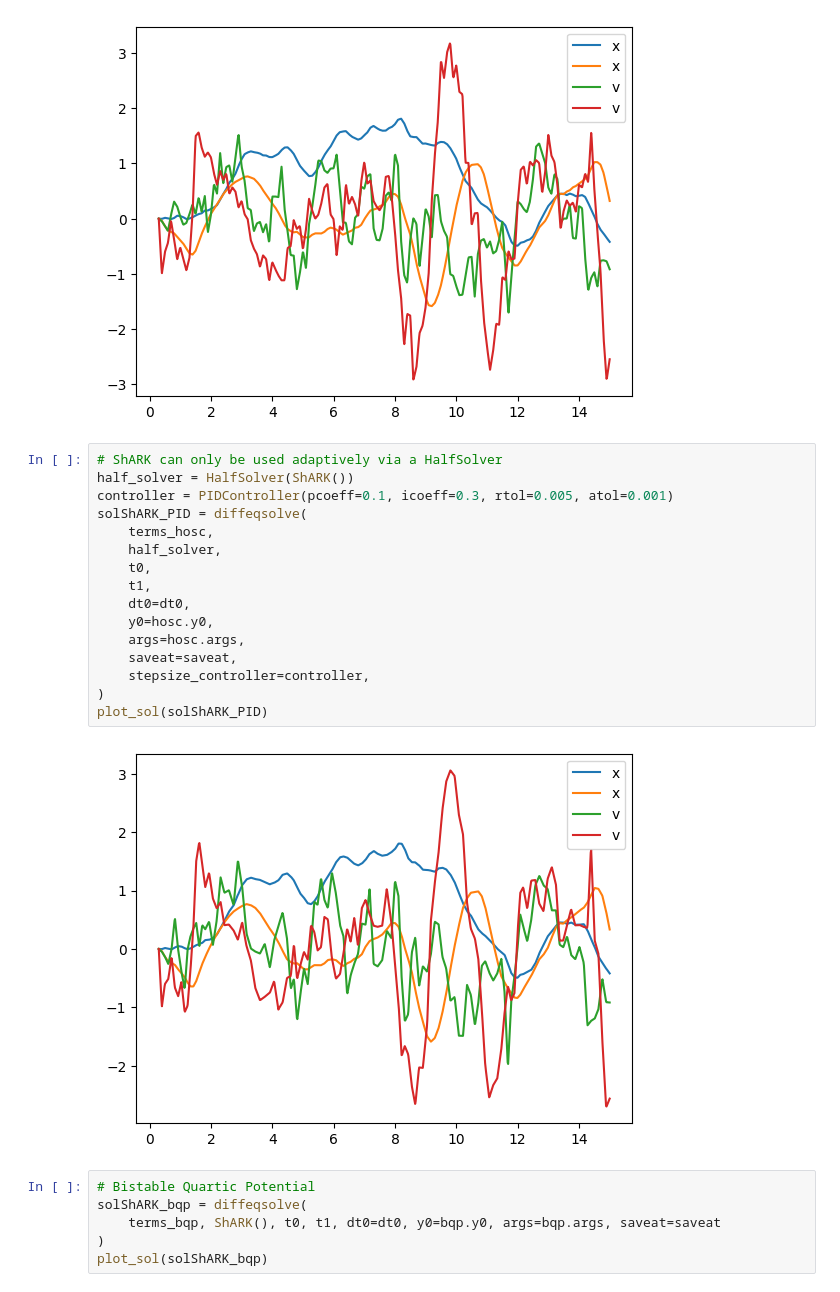
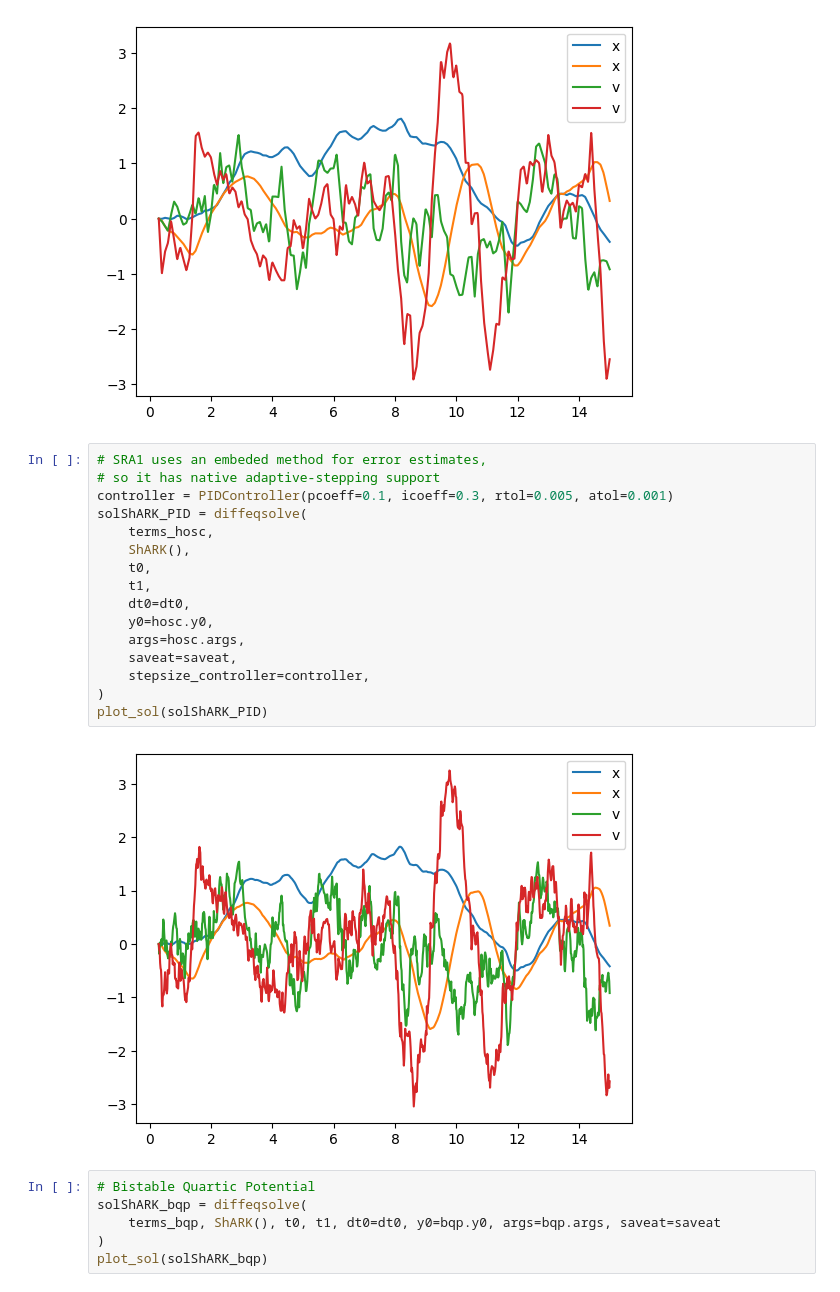
Before and after one commit to andyElking/diffrax_STLA, a Jupyter notebook: examples/langevin.ipynb, the cells around one changed output. Drawn from its saved outputs; the diff is of its cells as text.

```diff
--- a/examples/langevin.ipynb
+++ b/examples/langevin.ipynb
@@ -164,23 +173,23 @@ plot_sol(solShARK)
 # %% [output]
 [figure]
 # %%
-# ShARK can only be used adaptively via a HalfSolver
-half_solver = HalfSolver(ShARK())
+# SRA1 uses an embeded method for error estimates,
+# so it has native adaptive-stepping support
 controller = PIDController(pcoeff=0.1, icoeff=0.3, rtol=0.005, atol=0.001)
 solShARK_PID = diffeqsolve(
     terms_hosc,
-    half_solver,
+    ShARK(),
     t0,
     t1,
     dt0=dt0,
     y0=hosc.y0,
     args=hosc.args,
     saveat=saveat,
     stepsize_controller=controller,
 )
 plot_sol(solShARK_PID)
 # %% [output]
-[figure, old version]
+[figure, new version]
 # %%
 # Bistable Quartic Potential
 solShARK_bqp = diffeqsolve(
```
Also changed, not shown: parts of 3 cells of this notebook, 5 other files.
